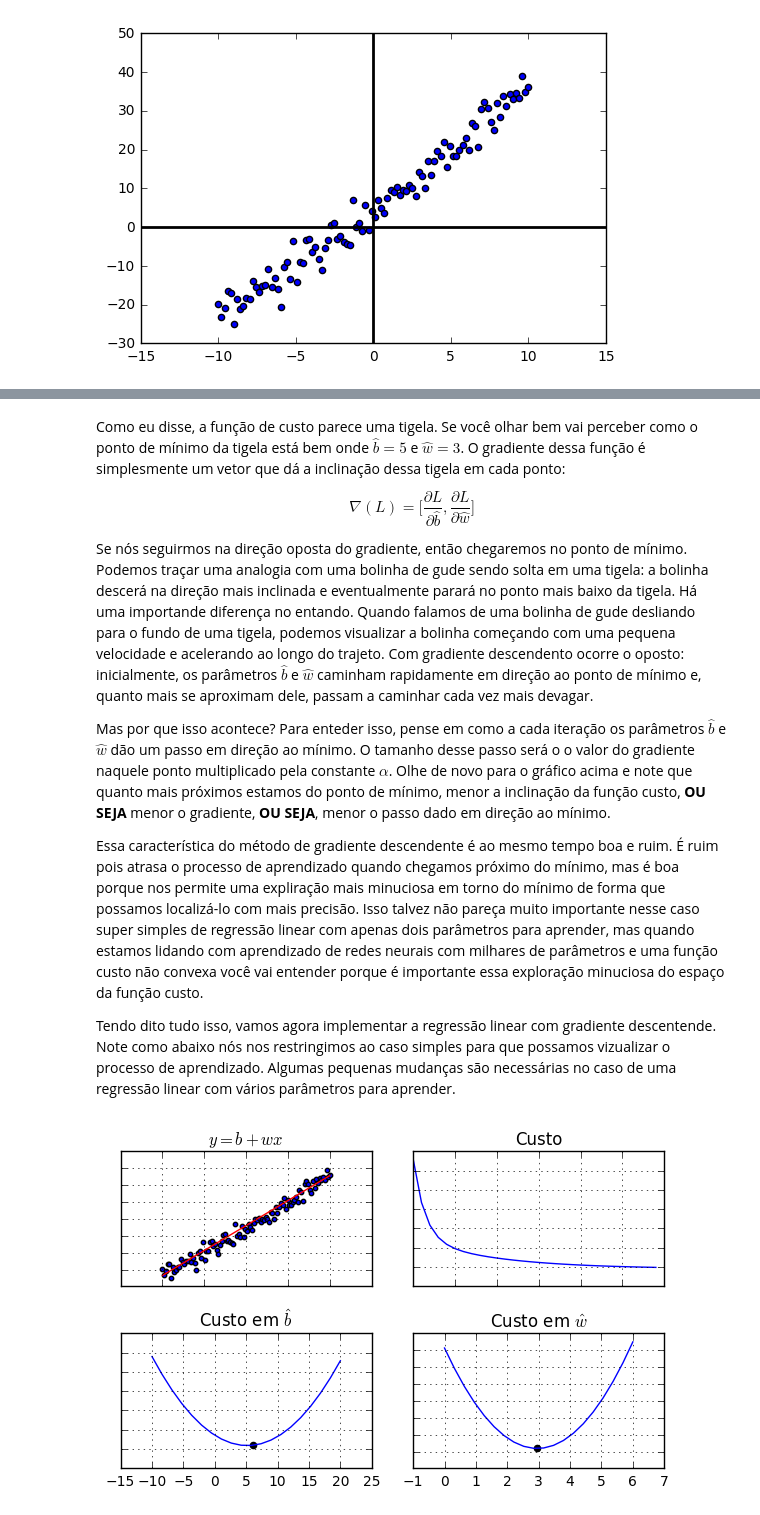
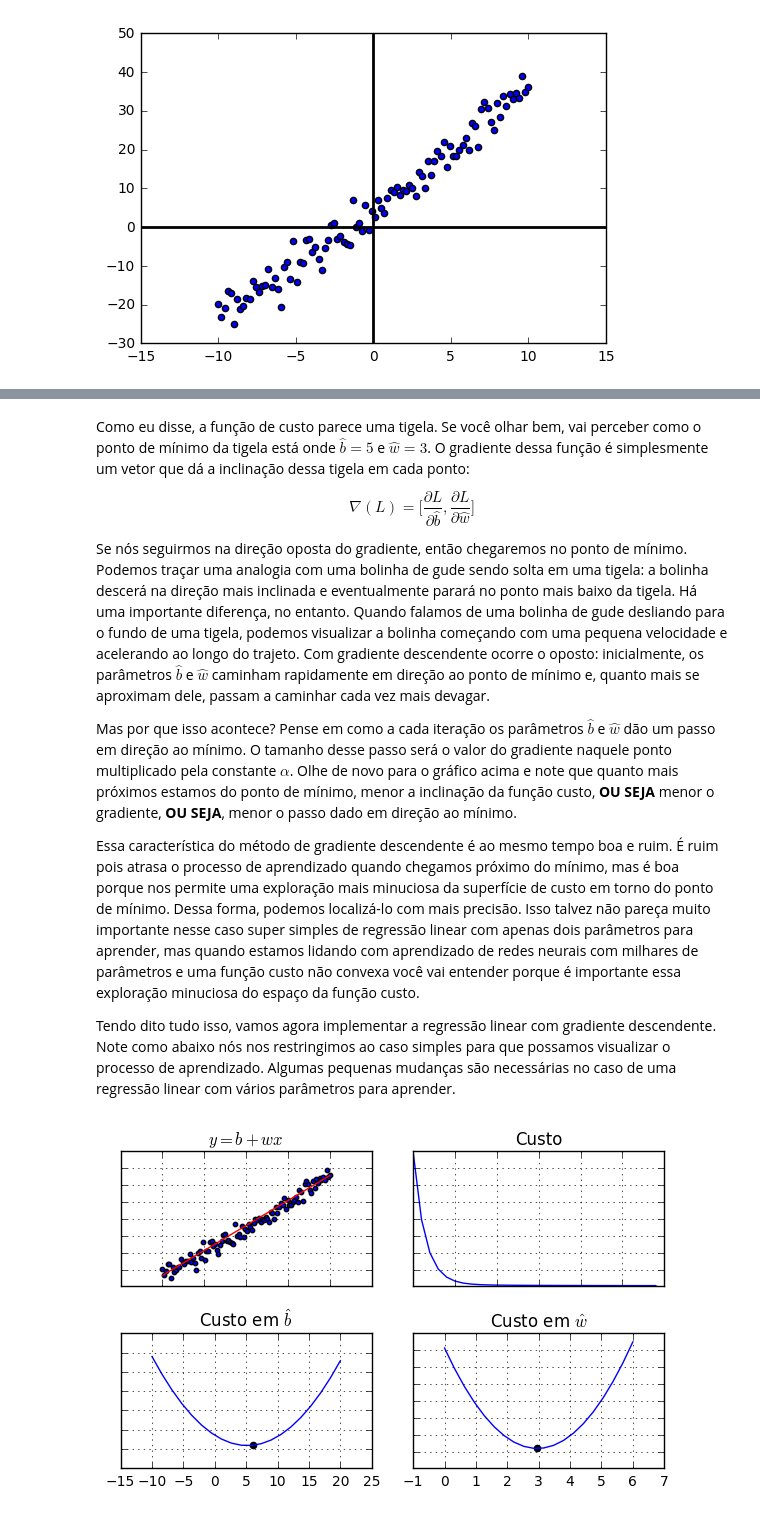
Before and after one commit to matheusfacure/Tutoriais-de-AM, a Jupyter notebook: Regressão Linear/Regressão Linear com gradiente descendente.ipynb, the cells around one changed output, grey strips where cells are left out. Drawn from its saved outputs; the diff is of its cells as text; code cells hidden in the pictures.

Commit message:
Adiciona materia de gradiente descendente

```diff
--- a/Regressão Linear/Regressão Linear com gradiente descendente.ipynb
+++ b/Regressão Linear/Regressão Linear com gradiente descendente.ipynb
@@ -107,15 +108,15 @@ plt.show()
 # %% [markdown]
-Como eu disse, a função de custo parece uma tigela. Se você olhar bem vai perceber como o ponto de mínimo da tigela está bem onde $\hat{b}=5$ e $\hat{w}=3$. O gradiente dessa função é simplesmente um vetor que dá a inclinação dessa tigela em cada ponto:
+Como eu disse, a função de custo parece uma tigela. Se você olhar bem, vai perceber como o ponto de mínimo da tigela está onde $\hat{b}=5$ e $\hat{w}=3$. O gradiente dessa função é simplesmente um vetor que dá a inclinação dessa tigela em cada ponto:
 
 $$\nabla(L)=\Bigg[\frac{\partial L}{\partial \hat{b}}, \frac{\partial L}{\partial \hat{w}} \Bigg]$$
 
-Se nós seguirmos na direção oposta do gradiente, então chegaremos no ponto de mínimo. Podemos traçar uma analogia com uma bolinha de gude sendo solta em uma tigela: a bolinha descerá na direção mais inclinada e eventualmente parará no ponto mais baixo da tigela. Há uma importande diferença no entando. Quando falamos de uma bolinha de gude desliando para o fundo de uma tigela, podemos visualizar a bolinha começando com uma pequena velocidade e acelerando ao longo do trajeto. Com gradiente descendento ocorre o oposto: inicialmente, os parâmetros $\hat{b}$ e $\hat{w}$ caminham rapidamente em direção ao ponto de mínimo e, quanto mais se aproximam dele, passam a caminhar cada vez mais devagar.
+Se nós seguirmos na direção oposta do gradiente, então chegaremos no ponto de mínimo. Podemos traçar uma analogia com uma bolinha de gude sendo solta em uma tigela: a bolinha descerá na direção mais inclinada e eventualmente parará no ponto mais baixo da tigela. Há uma importante diferença, no entanto. Quando falamos de uma bolinha de gude desliando para o fundo de uma tigela, podemos visualizar a bolinha começando com uma pequena velocidade e acelerando ao longo do trajeto. Com gradiente descendente ocorre o oposto: inicialmente, os parâmetros $\hat{b}$ e $\hat{w}$ caminham rapidamente em direção ao ponto de mínimo e, quanto mais se aproximam dele, passam a caminhar cada vez mais devagar.
 
-Mas por que isso acontece? Para enteder isso, pense em como a cada iteração os parâmetros $\hat{b}$ e $\hat{w}$ dão um passo em direção ao mínimo. O tamanho desse passo será o o valor do gradiente naquele ponto multiplicado pela constante $\alpha$. Olhe de novo para o gráfico acima e note que quanto mais próximos estamos do ponto de mínimo, menor a inclinação da função custo, **OU SEJA** menor o gradiente, **OU SEJA**, menor o passo dado em direção ao mínimo.
+Mas por que isso acontece? Pense em como a cada iteração os parâmetros $\hat{b}$ e $\hat{w}$ dão um passo em direção ao mínimo. O tamanho desse passo será o valor do gradiente naquele ponto multiplicado pela constante $\alpha$. Olhe de novo para o gráfico acima e note que quanto mais próximos estamos do ponto de mínimo, menor a inclinação da função custo, **OU SEJA** menor o gradiente, **OU SEJA**, menor o passo dado em direção ao mínimo.
 
-Essa característica do método de gradiente descendente é ao mesmo tempo boa e ruim. É ruim pois atrasa o processo de aprendizado quando chegamos próximo do mínimo, mas é boa porque nos permite uma expliração mais minuciosa em torno do mínimo de forma que possamos localizá-lo com mais precisão. Isso talvez não pareça muito importante nesse caso super simples de regressão linear com apenas dois parâmetros para aprender, mas quando estamos lidando com aprendizado de redes neurais com milhares de parâmetros e uma função custo não convexa você vai entender porque é importante essa exploração minuciosa do espaço da função custo.
+Essa característica do método de gradiente descendente é ao mesmo tempo boa e ruim. É ruim pois atrasa o processo de aprendizado quando chegamos próximo do mínimo, mas é boa porque nos permite uma exploração mais minuciosa da superfície de custo em torno do ponto de mínimo. Dessa forma, podemos localizá-lo com mais precisão. Isso talvez não pareça muito importante nesse caso super simples de regressão linear com apenas dois parâmetros para aprender, mas quando estamos lidando com aprendizado de redes neurais com milhares de parâmetros e uma função custo não convexa você vai entender porque é importante essa exploração minuciosa do espaço da função custo.
 
-Tendo dito tudo isso, vamos agora implementar a regressão linear com gradiente descentende. Note como abaixo nós nos restringimos ao caso simples para que possamos vizualizar o processo de aprendizado. Algumas pequenas mudanças são necessárias no caso de uma regressão linear com vários parâmetros para aprender.
+Tendo dito tudo isso, vamos agora implementar a regressão linear com gradiente descendente. Note como abaixo nós nos restringimos ao caso simples para que possamos visualizar o processo de aprendizado. Algumas pequenas mudanças são necessárias no caso de uma regressão linear com vários parâmetros para aprender.
 # %%
 class linear_regr(object):
 
@@ -142,7 +143,7 @@ class linear_regr(object):
         self.w_hat = np.random.normal(0,5, size = X[0].shape)
 
         loss = [] # para plotar o aprendizado
-        while self.training_iters > 0:
+        for _ in range(self.training_iters):
 
             gradient = np.zeros(self.w_hat.shape) # inicia o gradiente
 
@@ -155,7 +156,6 @@ class linear_regr(object):
             # atualiza os parâmetros
             self.w_hat -= gradient
 
-            self.training_iters -= 1 # atualiza a iteração de treino
             l = ((y_train - self.predict(X_train)) ** 2).sum() # calcula o custo
 
             loss.append(l) # armazeno o custo para gráfico
@@ -191,32 +191,32 @@ class linear_regr(object):
         plt.subplot(222)
         plt.plot(range(len(loss)), loss)
         plt.title('Custo')
         plt.tick_params(labelsize=9, labelleft=False, labelbottom = False)
         plt.grid(True)
 
         # b_loss
         plt.subplot(223)
         plt.plot( np.linspace(-10,20,20), self.b_loss)
         plt.scatter(self.w_hat[0], lb, c = 'k')
         plt.title('Custo em $\hat{b}$')
         plt.tick_params(labelleft=False)
         plt.grid(True)
 
         # w_loss
         plt.subplot(224)
         plt.plot(np.linspace(0,6,20), self.w1_loss)
         plt.scatter(self.w_hat[1], lw, c = 'k')
         plt.title('Custo em $\hat{w}$')
         plt.grid(True)
         plt.tick_params(labelleft=False)
 
         plt.tight_layout()
         display.display(plt.gcf())
         display.clear_output(wait=True)
         plt.clf() # limpa a imagem do gráfico
 
 regr = linear_regr(learning_rate=0.0005, training_iters=30, show_learning=True)
 regr.fit(dados['x'], dados['y'])
 # %% [output]
-[figure, old version]
+[figure, new version]
 # %% [markdown]
```
Also changed, not shown: parts of 10 cells of this notebook.
